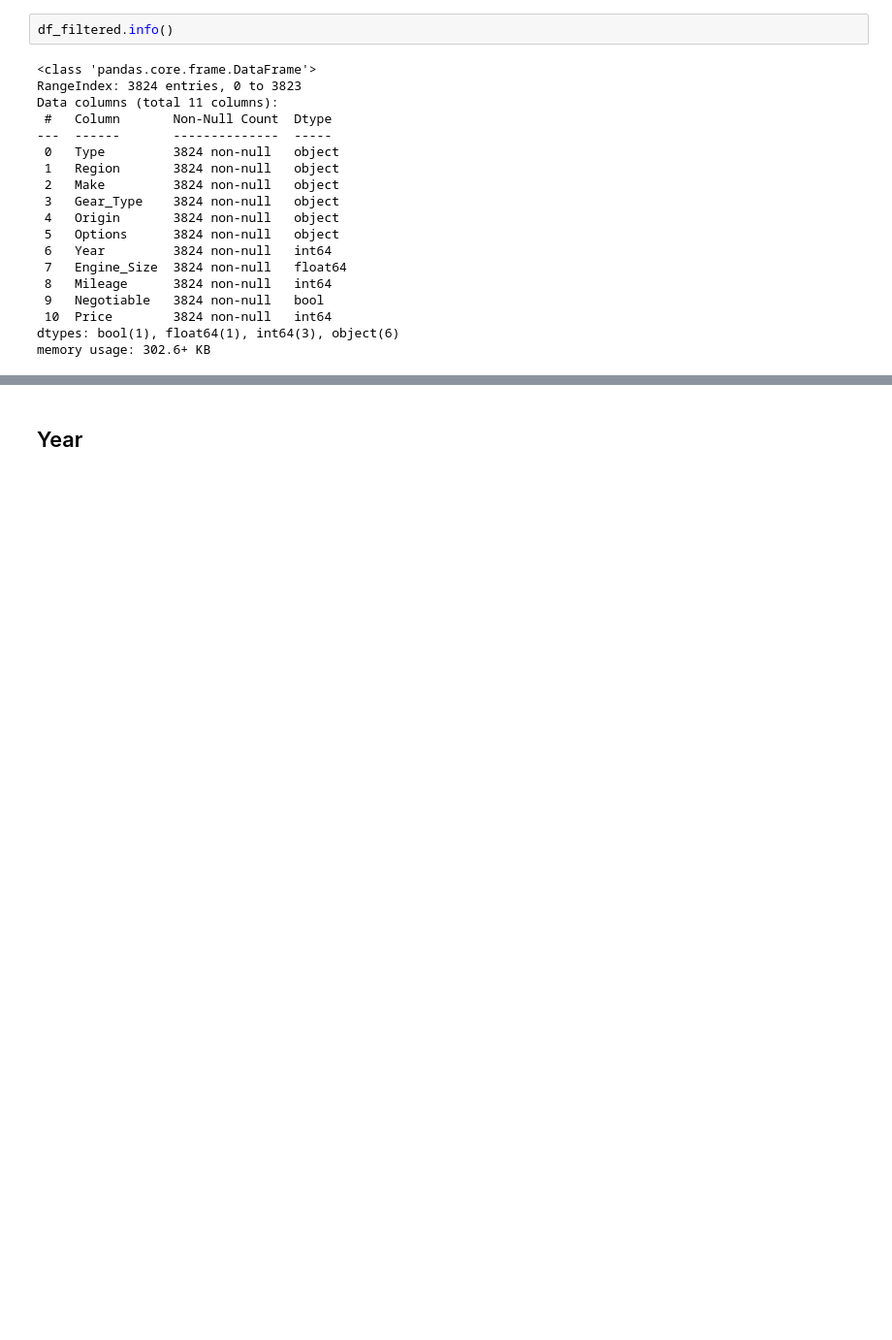
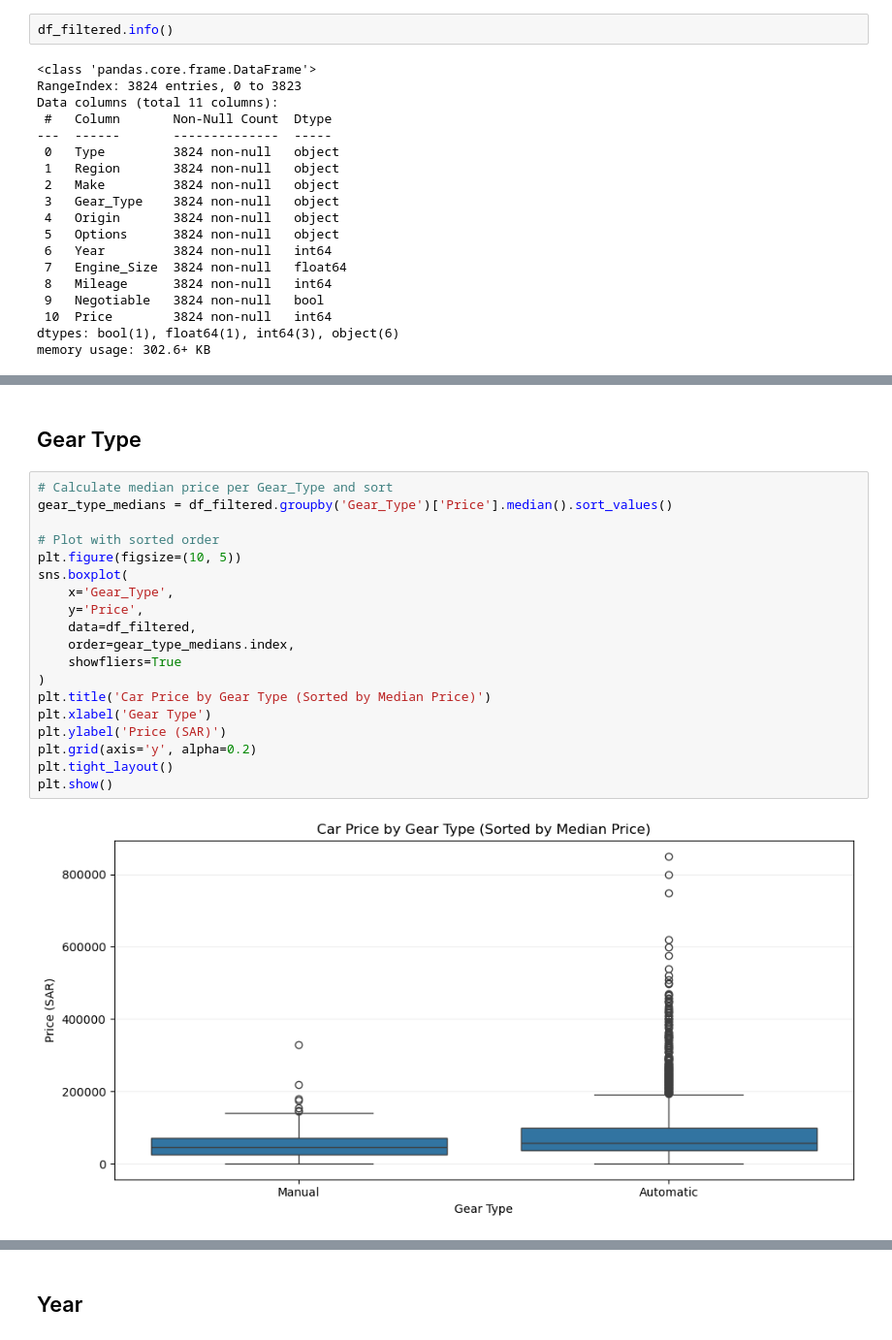
Before and after one commit to RioPramana21/Ctrl-Price-Taking-Control-of-Used-Car-Valuations-with-ML, a Jupyter notebook: code_files/outliers_and_anomalies_handling.ipynb, the cells around one changed output, grey strips where cells are left out. Shown at 97% size. Drawn from its saved outputs; the diff is of its cells as text; blank space fills up the shorter version.

```diff
--- a/code_files/outliers_and_anomalies_handling.ipynb
+++ b/code_files/outliers_and_anomalies_handling.ipynb
@@ -140,0 +213,23 @@ memory usage: 302.6+ KB
+# %% [markdown]
+## Gear Type
+# %%
+# Calculate median price per Gear_Type and sort
+gear_type_medians = df_filtered.groupby('Gear_Type')['Price'].median().sort_values()
+
+# Plot with sorted order
+plt.figure(figsize=(10, 5))
+sns.boxplot(
+    x='Gear_Type',
+    y='Price',
+    data=df_filtered,
+    order=gear_type_medians.index,
+    showfliers=True
+)
+plt.title('Car Price by Gear Type (Sorted by Median Price)')
+plt.xlabel('Gear Type')
+plt.ylabel('Price (SAR)')
+plt.grid(axis='y', alpha=0.2)
+plt.tight_layout()
+plt.show()
+# %% [output]
+[figure, added]
```
Also changed, not shown: parts of 13 cells of this notebook.
